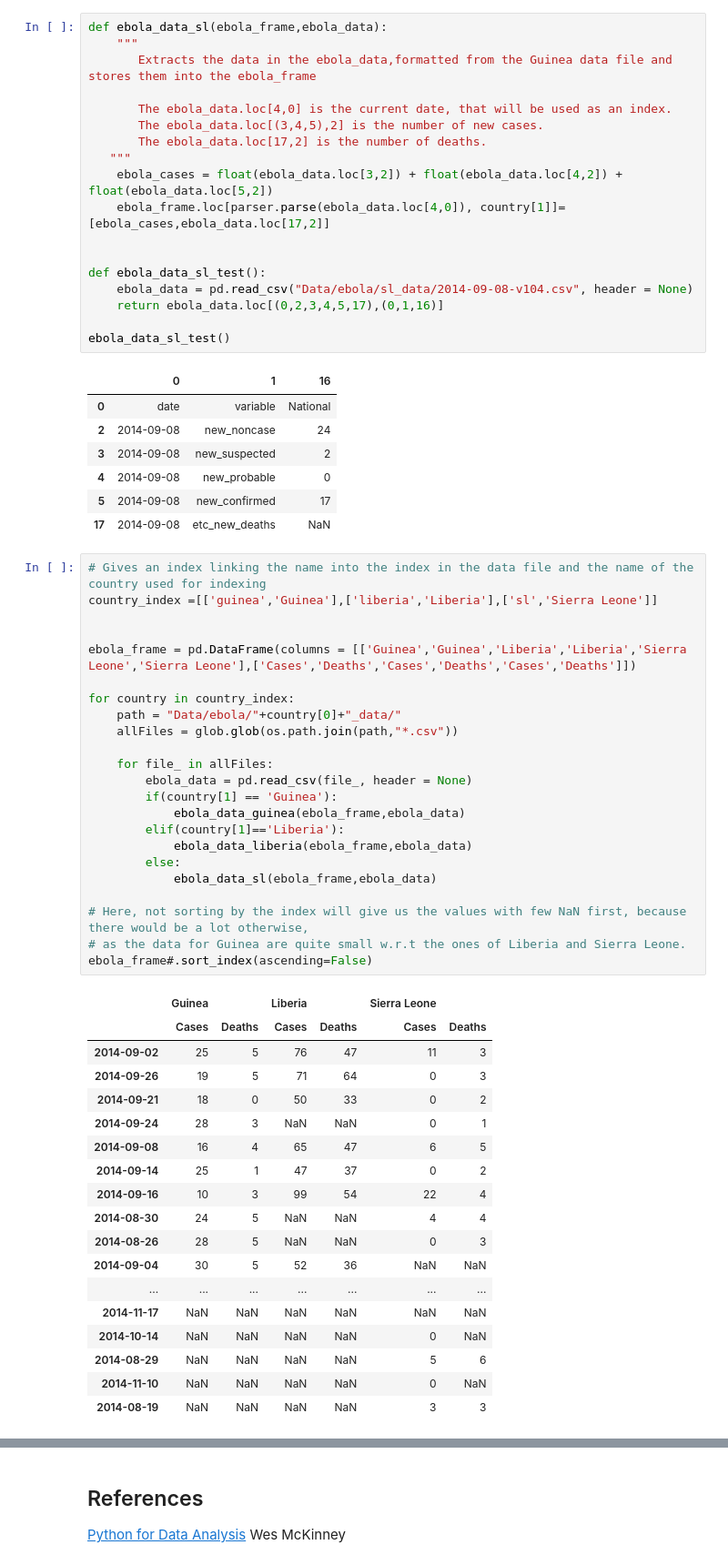
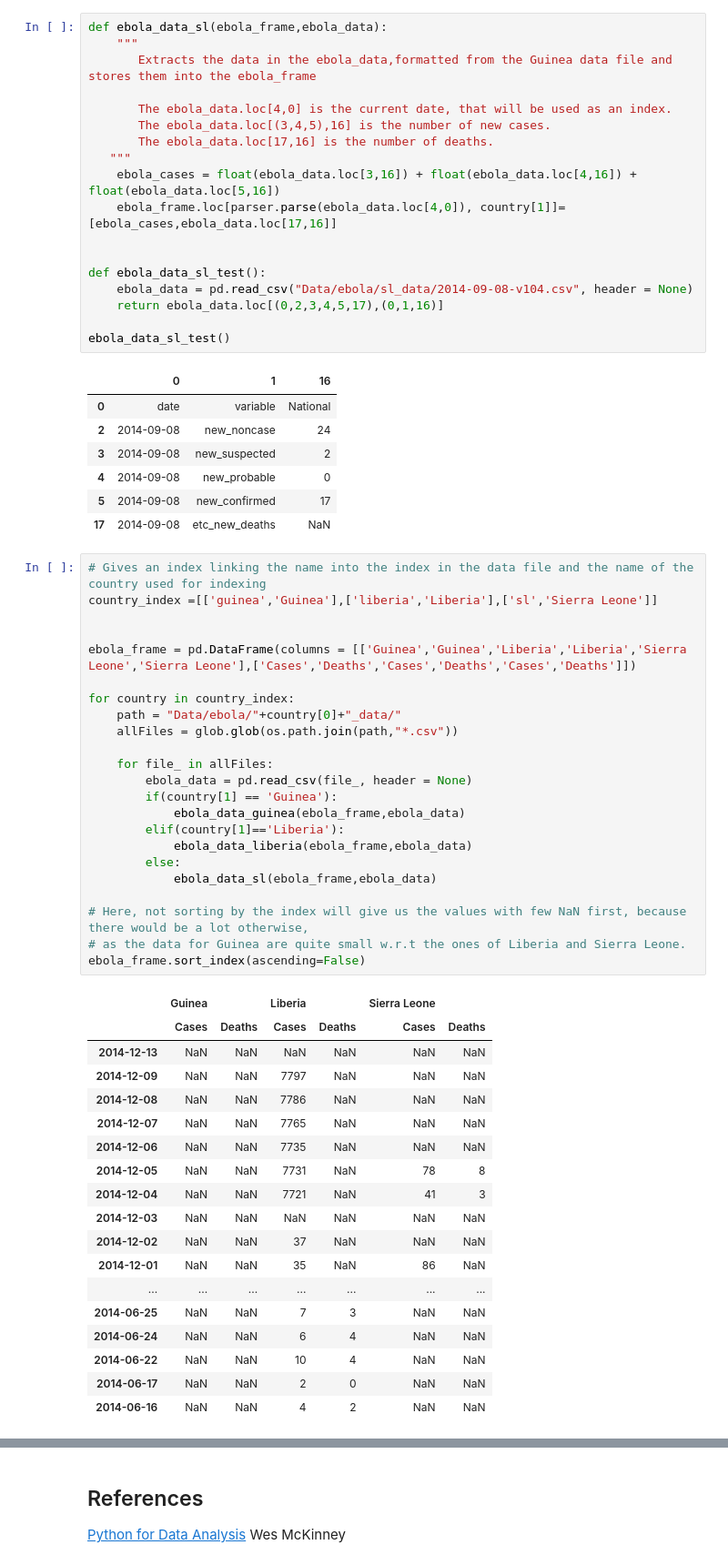
Before and after one commit to AgatheVkc/ada_homework, a Jupyter notebook: 02 - Intro to Pandas/Intro to Pandas.ipynb, the cells around one changed output, grey strips where cells are left out. Shown: that part at 91% size. Drawn from its saved outputs; the diff is of its cells as text.

Commit message:
Fix of some errors in Ebola

```diff
--- a/02 - Intro to Pandas/Intro to Pandas.ipynb
+++ b/02 - Intro to Pandas/Intro to Pandas.ipynb
@@ -2468,11 +2468,11 @@ def ebola_data_sl(ebola_frame,ebola_data):
        Extracts the data in the ebola_data,formatted from the Guinea data file and stores them into the ebola_frame
 
        The ebola_data.loc[4,0] is the current date, that will be used as an index.
-       The ebola_data.loc[(3,4,5),2] is the number of new cases.
-       The ebola_data.loc[17,2] is the number of deaths.
+       The ebola_data.loc[(3,4,5),16] is the number of new cases.
+       The ebola_data.loc[17,16] is the number of deaths.
    """
-    ebola_cases = float(ebola_data.loc[3,2]) + float(ebola_data.loc[4,2]) + float(ebola_data.loc[5,2])
-    ebola_frame.loc[parser.parse(ebola_data.loc[4,0]), country[1]]=[ebola_cases,ebola_data.loc[17,2]]
+    ebola_cases = float(ebola_data.loc[3,16]) + float(ebola_data.loc[4,16]) + float(ebola_data.loc[5,16])
+    ebola_frame.loc[parser.parse(ebola_data.loc[4,0]), country[1]]=[ebola_cases,ebola_data.loc[17,16]]
 
 
 def ebola_data_sl_test():
@@ -2491,45 +2491,45 @@ ebola_data_sl_test()
 # %%
 # Gives an index linking the name into the index in the data file and the name of the country used for indexing
 country_index =[['guinea','Guinea'],['liberia','Liberia'],['sl','Sierra Leone']]
 
 
 ebola_frame = pd.DataFrame(columns = [['Guinea','Guinea','Liberia','Liberia','Sierra Leone','Sierra Leone'],['Cases','Deaths','Cases','Deaths','Cases','Deaths']])
 
 for country in country_index:
     path = "Data/ebola/"+country[0]+"_data/"
     allFiles = glob.glob(os.path.join(path,"*.csv"))
 
     for file_ in allFiles:
         ebola_data = pd.read_csv(file_, header = None)
         if(country[1] == 'Guinea'):
             ebola_data_guinea(ebola_frame,ebola_data)
         elif(country[1]=='Liberia'):
             ebola_data_liberia(ebola_frame,ebola_data)
         else:
             ebola_data_sl(ebola_frame,ebola_data)
 
 # Here, not sorting by the index will give us the values with few NaN first, because there would be a lot otherwise,
 # as the data for Guinea are quite small w.r.t the ones of Liberia and Sierra Leone.
-ebola_frame#.sort_index(ascending=False)
+ebola_frame.sort_index(ascending=False)
 # %% [output]
 |  | Guinea |  | Liberia |  | Sierra Leone |  |
 |  | Cases | Deaths | Cases | Deaths | Cases | Deaths |
-| 2014-09-02 | 25 | 5 | 76 | 47 | 11 | 3 |
-| 2014-09-26 | 19 | 5 | 71 | 64 | 0 | 3 |
-| 2014-09-21 | 18 | 0 | 50 | 33 | 0 | 2 |
-| 2014-09-24 | 28 | 3 | NaN | NaN | 0 | 1 |
-| 2014-09-08 | 16 | 4 | 65 | 47 | 6 | 5 |
-| 2014-09-14 | 25 | 1 | 47 | 37 | 0 | 2 |
-| 2014-09-16 | 10 | 3 | 99 | 54 | 22 | 4 |
-| 2014-08-30 | 24 | 5 | NaN | NaN | 4 | 4 |
-| 2014-08-26 | 28 | 5 | NaN | NaN | 0 | 3 |
-| 2014-09-04 | 30 | 5 | 52 | 36 | NaN | NaN |
+| 2014-12-13 | NaN | NaN | NaN | NaN | NaN | NaN |
+| 2014-12-09 | NaN | NaN | 7797 | NaN | NaN | NaN |
+| 2014-12-08 | NaN | NaN | 7786 | NaN | NaN | NaN |
+| 2014-12-07 | NaN | NaN | 7765 | NaN | NaN | NaN |
+| 2014-12-06 | NaN | NaN | 7735 | NaN | NaN | NaN |
+| 2014-12-05 | NaN | NaN | 7731 | NaN | 78 | 8 |
+| 2014-12-04 | NaN | NaN | 7721 | NaN | 41 | 3 |
+| 2014-12-03 | NaN | NaN | NaN | NaN | NaN | NaN |
+| 2014-12-02 | NaN | NaN | 37 | NaN | NaN | NaN |
+| 2014-12-01 | NaN | NaN | 35 | NaN | 86 | NaN |
 | ... | ... | ... | ... | ... | ... | ... |
-| 2014-11-17 | NaN | NaN | NaN | NaN | NaN | NaN |
-| 2014-10-14 | NaN | NaN | NaN | NaN | 0 | NaN |
-| 2014-08-29 | NaN | NaN | NaN | NaN | 5 | 6 |
-| 2014-11-10 | NaN | NaN | NaN | NaN | 0 | NaN |
-| 2014-08-19 | NaN | NaN | NaN | NaN | 3 | 3 |
+| 2014-06-25 | NaN | NaN | 7 | 3 | NaN | NaN |
+| 2014-06-24 | NaN | NaN | 6 | 4 | NaN | NaN |
+| 2014-06-22 | NaN | NaN | 10 | 4 | NaN | NaN |
+| 2014-06-17 | NaN | NaN | 2 | 0 | NaN | NaN |
+| 2014-06-16 | NaN | NaN | 4 | 2 | NaN | NaN |
 135 rows × 6 columns
 # %% [markdown]
 ## References
```
Also changed, not shown: parts of 3 cells of this notebook, 2 other files.
